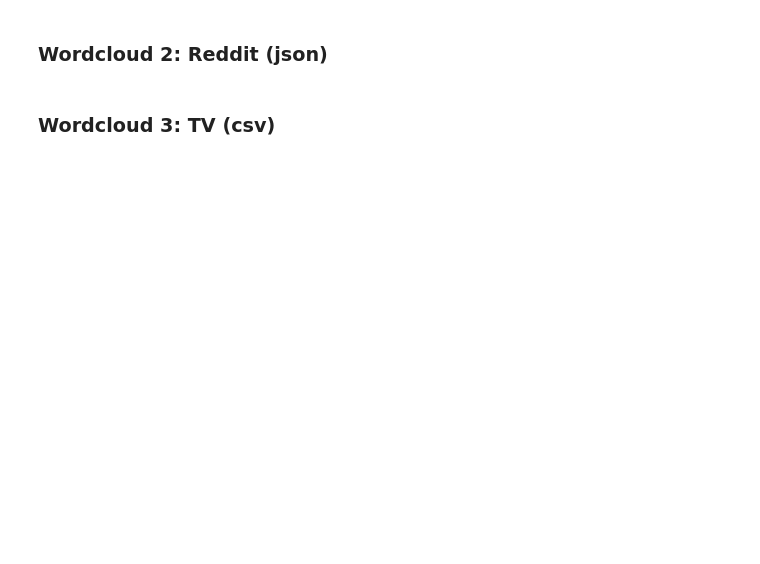
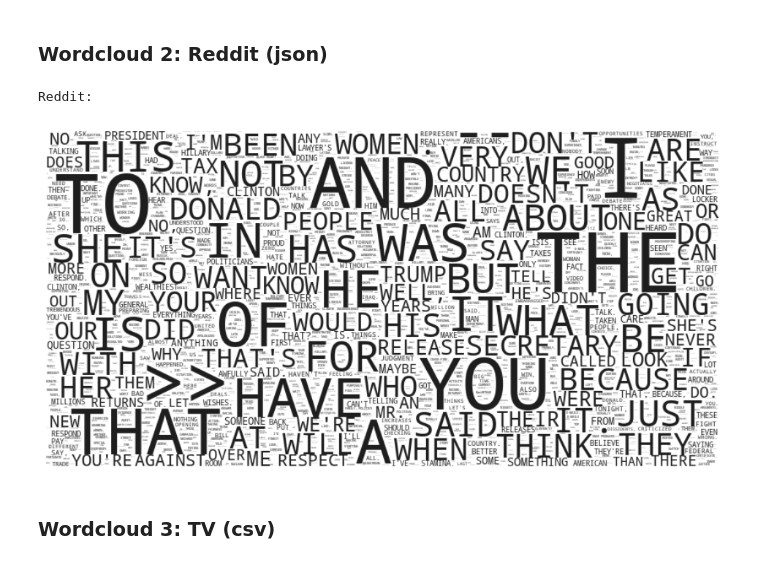
Before and after one commit to daol1011/NLP, a Jupyter notebook: ex01.ipynb, the cells around one changed output. Saved outputs shown, nothing was run; the diff lists cells and outputs as text; code cells hidden in the pictures; blank space fills up the shorter version.

```diff
--- a/ex01.ipynb
+++ b/ex01.ipynb
@@ -354,4 +356,9 @@ ValueError: We need at least 1 word to plot a word cloud, got 0.
 # %% [markdown]
 ### Wordcloud 2: Reddit (json)
+# %%
+create_word_cloud(word_count_reddit, "Reddit")
+# %% [output]
+Reddit:
+[figure, added]
 # %% [markdown]
 ### Wordcloud 3: TV (csv)
```
Also changed, not shown: parts of 11 cells of this notebook.
